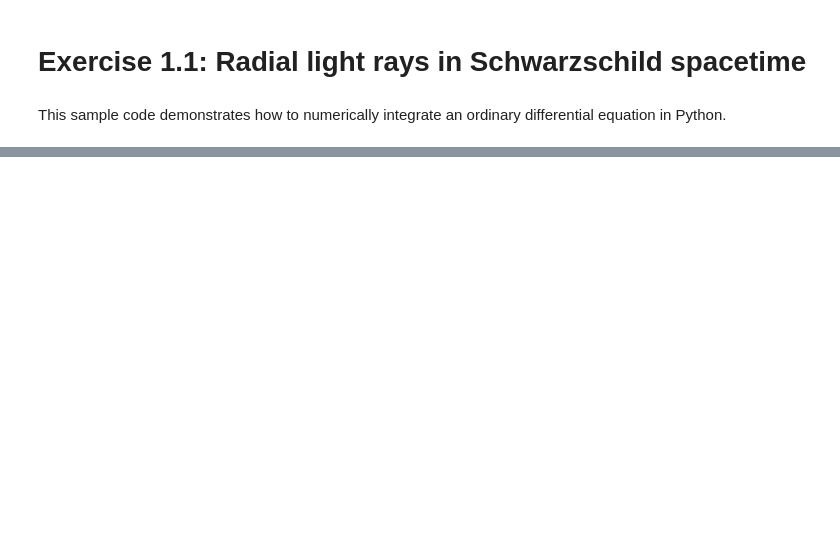
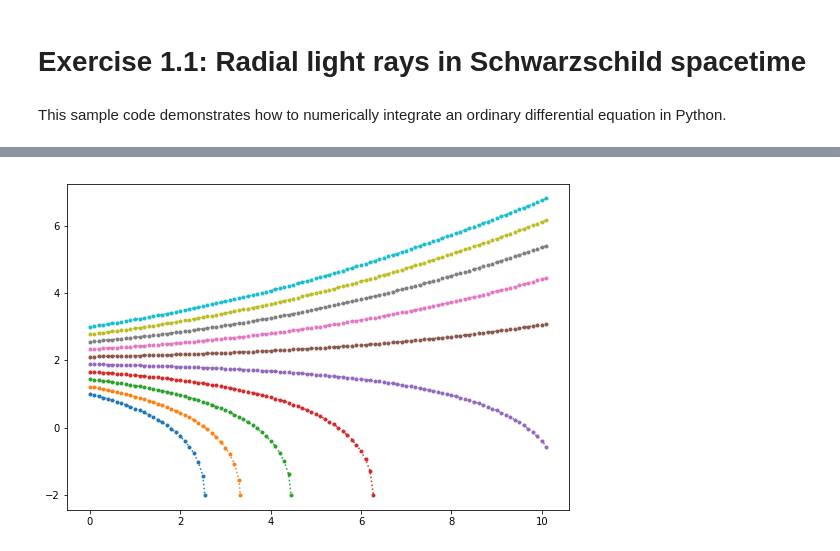
Before and after one commit to gwastro-2019/problem-set-1, a Jupyter notebook: 1-radial-light-rays.ipynb, the cells around one changed output, grey strips where cells are left out. Drawn from its saved outputs; the diff is of its cells as text; code cells hidden in the pictures; blank space fills up the shorter version.

```diff
--- a/1-radial-light-rays.ipynb
+++ b/1-radial-light-rays.ipynb
@@ -6,19 +6,22 @@ This sample code demonstrates how to numerically integrate an ordinary different
 import numpy as np
 import matplotlib.pyplot as plt
 from scipy.integrate import ode
+# %%
+def r_dot (t,r):
+    return (1-2/r)/(1+2/r)
 # %%
 def integrate_sample_ode(x0):
     t_history = [ 0. ]
     x_history = [ x0 ]
-    x = ode(lambda t, x: x).set_integrator('zvode', method='bdf').set_initial_value(x_history[0], t_history[0])
+    x = ode(r_dot).set_integrator('zvode', method='bdf').set_initial_value(x_history[0], t_history[0])
     dt = 0.1
-    while x.successful() and x.t < 3.:
+    while x.successful() and x.t < 10.:
         x_history.append(x.integrate(x.t + dt)[0])
         t_history.append(x.t)
     return t_history, x_history
 # %%
 plt.figure(figsize=(9, 6))
-for x0 in np.linspace(0., 1., 10):
+for x0 in np.linspace(1., 3., 10):
     t, x = integrate_sample_ode(x0=x0)
     plt.plot(t, x, marker='.', ls='dotted')
 # %% [output]
@@ -25,0 +28 @@ for x0 in np.linspace(0., 1., 10):
+[figure, added]
```
Also changed, not shown: parts of 1 cell of this notebook.
